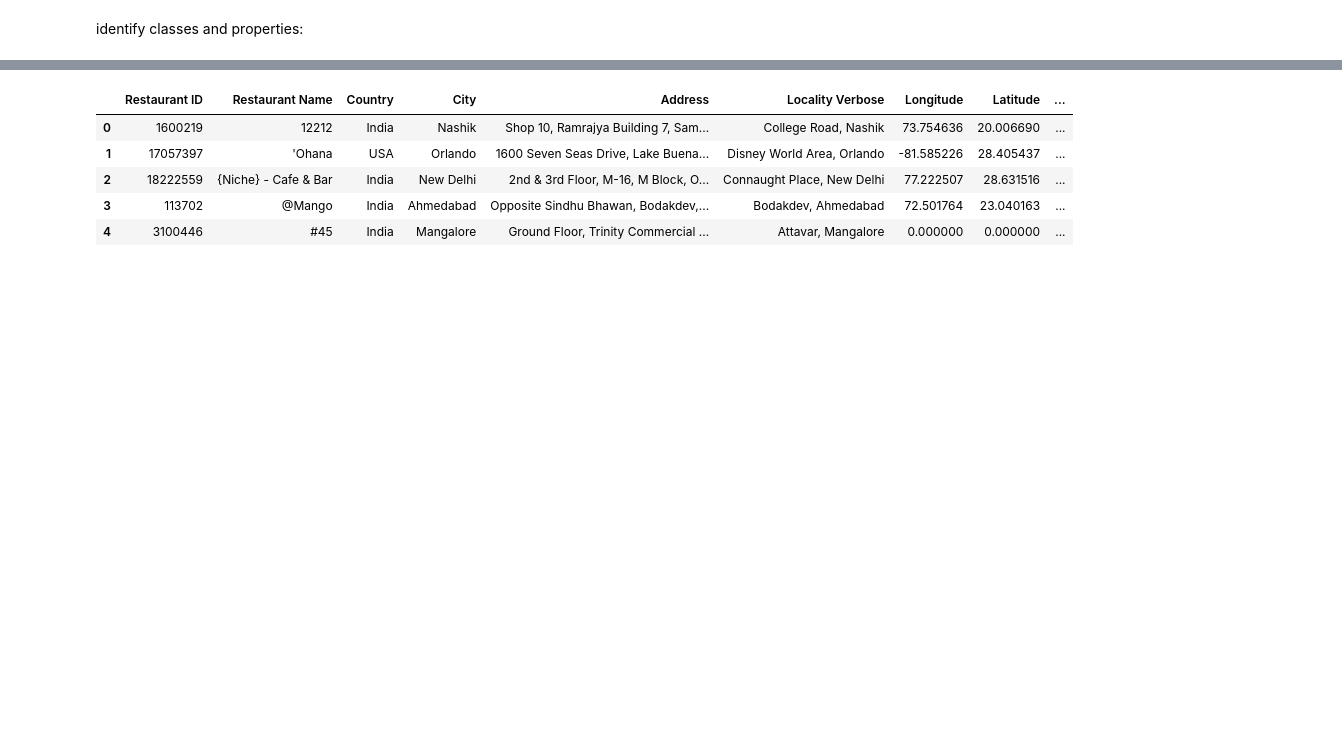
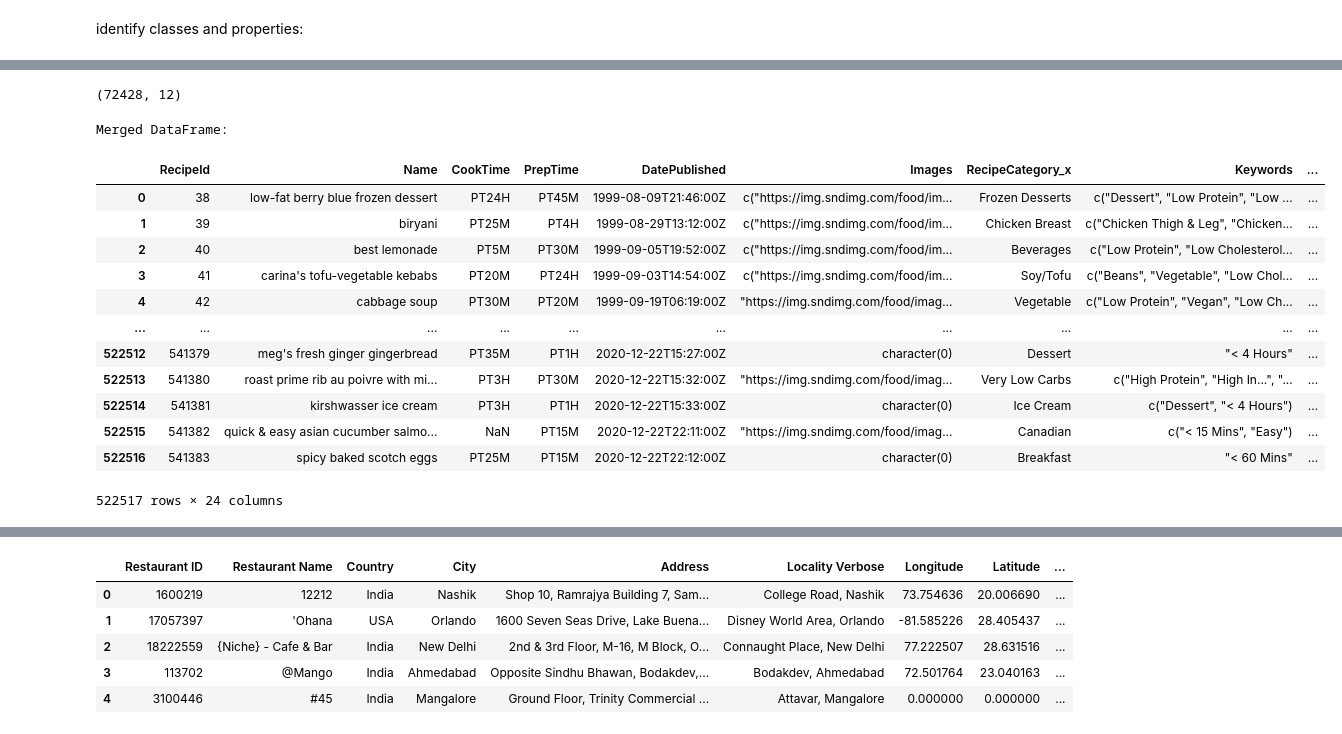
Before and after one commit to CantLooseToAMoose/KG_AG_1_Group_6, a Jupyter notebook: assignment_1_vocab.ipynb, the cells around one changed output, grey strips where cells are left out. Saved outputs shown, nothing was run; the diff lists cells and outputs as text; code cells hidden in the pictures; blank space fills up the shorter version.

Commit message:
column standardization

```diff
--- a/assignment_1_vocab.ipynb
+++ b/assignment_1_vocab.ipynb
@@ -20,8 +20,6 @@ nutrition
 | 81409 | Chocolate Espresso Cheesecake | I believe I got this from Debbie ... | Cheesecake | 7576.6 | 629.4 | 316.0 | 1741.1 | ... |
 | 81410 | Banjari Gosht | Storing this recipe here for easy... | NaN | NaN | NaN | NaN | NaN | ... |
 81411 rows × 12 columns
-# %%
-nutrition.dropna(inplace=True)
 # %%
 nutrition
 # %% [output]
@@ -60,0 +46,19 @@ recipes
+# %%
+import pandas as pN
+
+# Convert 'name' column to lowercase
+recipes['Name'] = recipes['Name'].str.lower()
+nutrition['Name'] = nutrition['Name'].str.lower()
+
+# Find names in recipes not in nutrition
+recipes_not_in_nutrition = recipes[~recipes['Name'].isin(nutrition['Name'])]
+
+# Find names in nutrition not in recipes
+nutrition_not_in_recipes = nutrition[~nutrition['Name'].isin(recipes['Name'])]
+
+# Display results
+print("Recipes not in Nutrition:")
+print(recipes_not_in_nutrition)
+
+print("\nNutrition not in Recipes:")
+print(nutrition_not_in_recipes)
@@ -60,0 +86,25 @@ recipes
+# %%
+nutrition_unique = nutrition.drop_duplicates(subset='Name')
+nutrition_unique.shape
+# %% [output]
+(72428, 12)
+# %%
+recipes_with_nutrition = recipes.merge(nutrition_unique, on='Name', how='left')
+# %%
+print("Merged DataFrame:")
+recipes_with_nutrition
+# %% [output]
+Merged DataFrame:
+|  | RecipeId | Name | CookTime | PrepTime | DatePublished | Images | RecipeCategory_x | Keywords | ... |
+| 0 | 38 | low-fat berry blue frozen dessert | PT24H | PT45M | 1999-08-09T21:46:00Z | c("https://img.sndimg.com/food/im... | Frozen Desserts | c("Dessert", "Low Protein", "Low ... | ... |
+| 1 | 39 | biryani | PT25M | PT4H | 1999-08-29T13:12:00Z | c("https://img.sndimg.com/food/im... | Chicken Breast | c("Chicken Thigh & Leg", "Chicken... | ... |
+| 2 | 40 | best lemonade | PT5M | PT30M | 1999-09-05T19:52:00Z | c("https://img.sndimg.com/food/im... | Beverages | c("Low Protein", "Low Cholesterol... | ... |
+| 3 | 41 | carina's tofu-vegetable kebabs | PT20M | PT24H | 1999-09-03T14:54:00Z | c("https://img.sndimg.com/food/im... | Soy/Tofu | c("Beans", "Vegetable", "Low Chol... | ... |
+| 4 | 42 | cabbage soup | PT30M | PT20M | 1999-09-19T06:19:00Z | "https://img.sndimg.com/food/imag... | Vegetable | c("Low Protein", "Vegan", "Low Ch... | ... |
+| ... | ... | ... | ... | ... | ... | ... | ... | ... | ... |
+| 522512 | 541379 | meg's fresh ginger gingerbread | PT35M | PT1H | 2020-12-22T15:27:00Z | character(0) | Dessert | "< 4 Hours" | ... |
+| 522513 | 541380 | roast prime rib au poivre with mi... | PT3H | PT30M | 2020-12-22T15:32:00Z | "https://img.sndimg.com/food/imag... | Very Low Carbs | c("High Protein", "High In...", "... | ... |
+| 522514 | 541381 | kirshwasser ice cream | PT3H | PT1H | 2020-12-22T15:33:00Z | character(0) | Ice Cream | c("Dessert", "< 4 Hours") | ... |
+| 522515 | 541382 | quick & easy asian cucumber salmo... | NaN | PT15M | 2020-12-22T22:11:00Z | "https://img.sndimg.com/food/imag... | Canadian | c("< 15 Mins", "Easy") | ... |
+| 522516 | 541383 | spicy baked scotch eggs | PT25M | PT15M | 2020-12-22T22:12:00Z | character(0) | Breakfast | "< 60 Mins" | ... |
+522517 rows × 24 columns
```
Also changed, not shown: parts of 15 cells of this notebook.
